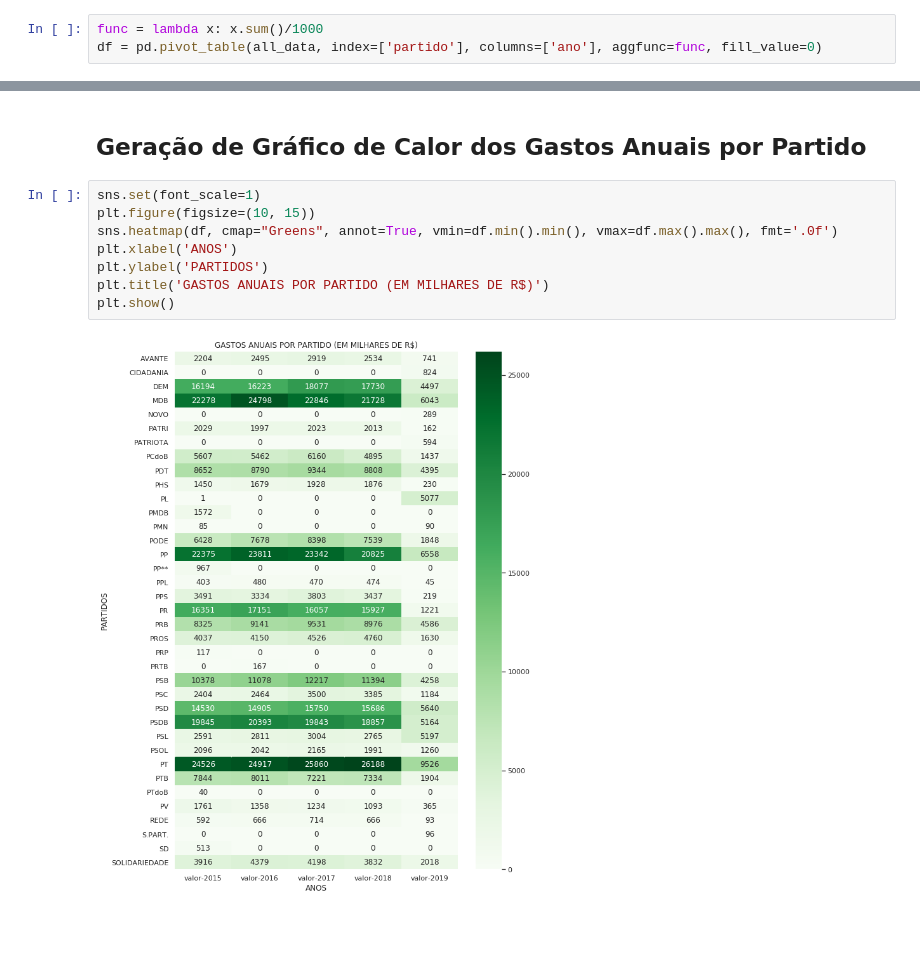
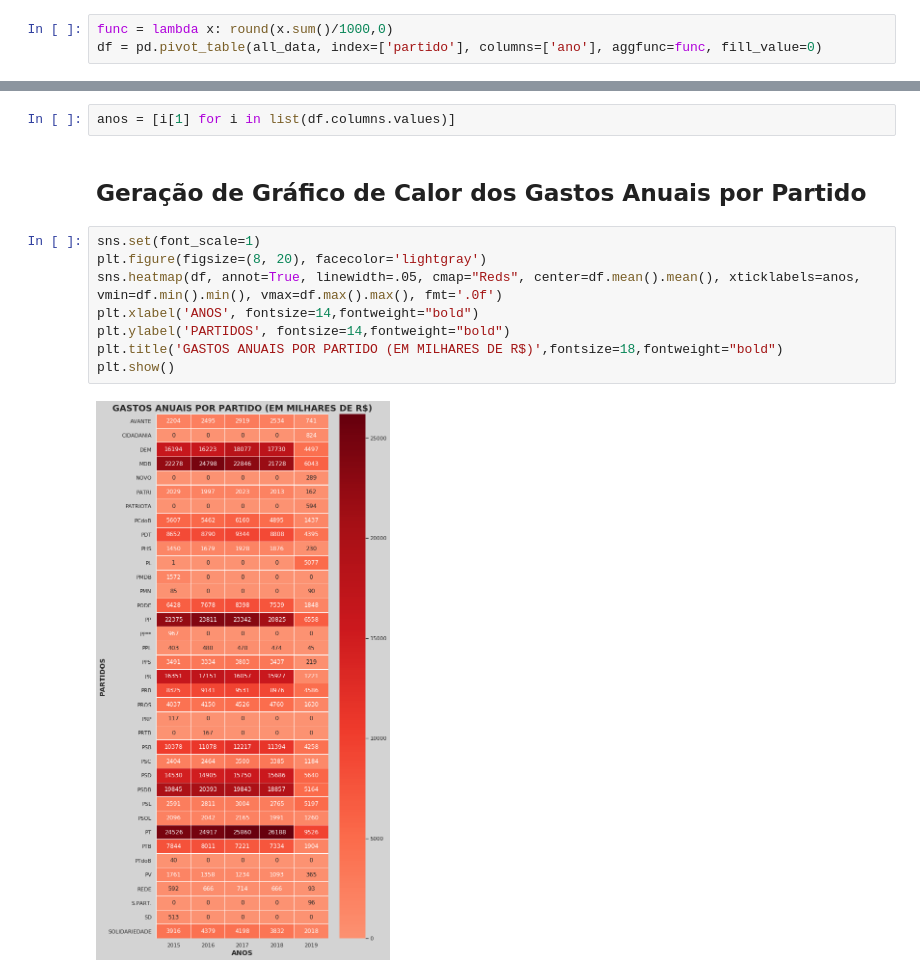
Before and after one commit to clima73/bigdata, a Jupyter notebook: self/analytics.ipynb, the cells around one changed output, grey strips where cells are left out. Drawn from its saved outputs; the diff is of its cells as text; blank space fills up the shorter version.

```diff
--- a/self/analytics.ipynb
+++ b/self/analytics.ipynb
@@ -38,7 +38,7 @@ all_data
 # %% [markdown]
 ## Geração de novo DataFrame numa estrutura Pivot
 # %%
-func = lambda x: x.sum()/1000
+func = lambda x: round(x.sum()/1000,0)
 df = pd.pivot_table(all_data, index=['partido'], columns=['ano'], aggfunc=func, fill_value=0)
 # %%
 df
@@ -65,12 +65,14 @@ df
+# %%
+anos = [i[1] for i in list(df.columns.values)]
 # %% [markdown]
 ## Geração de Gráfico de Calor dos Gastos Anuais por Partido
 # %%
 sns.set(font_scale=1)
-plt.figure(figsize=(10, 15))
-sns.heatmap(df, cmap="Greens", annot=True, vmin=df.min().min(), vmax=df.max().max(), fmt='.0f')
-plt.xlabel('ANOS')
-plt.ylabel('PARTIDOS')
-plt.title('GASTOS ANUAIS POR PARTIDO (EM MILHARES DE R$)')
+plt.figure(figsize=(8, 20), facecolor='lightgray')
+sns.heatmap(df, annot=True, linewidth=.05, cmap="Reds", center=df.mean().mean(), xticklabels=anos, vmin=df.min().min(), vmax=df.max().max(), fmt='.0f')
+plt.xlabel('ANOS', fontsize=14,fontweight="bold")
+plt.ylabel('PARTIDOS', fontsize=14,fontweight="bold")
+plt.title('GASTOS ANUAIS POR PARTIDO (EM MILHARES DE R$)',fontsize=18,fontweight="bold")
 plt.show()
 # %% [output]
-[figure, old version]
+[figure, new version]
```
Also changed, not shown: parts of 1 cell of this notebook.
